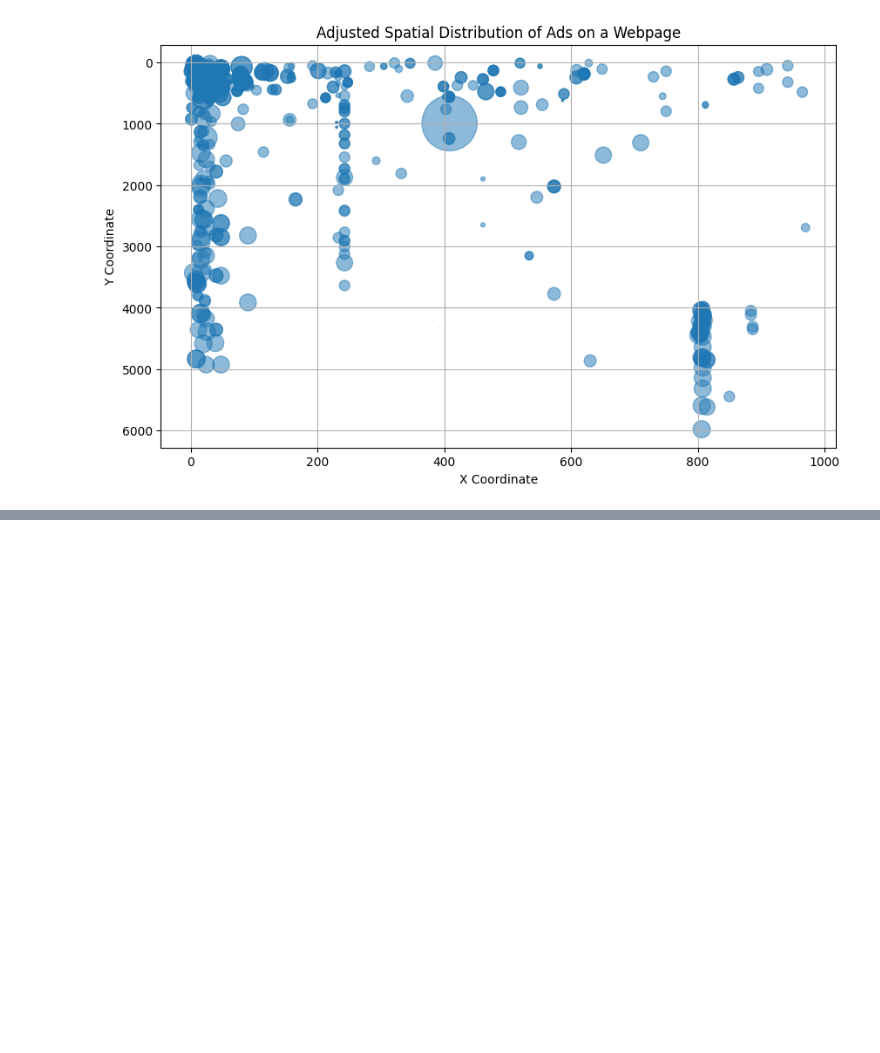
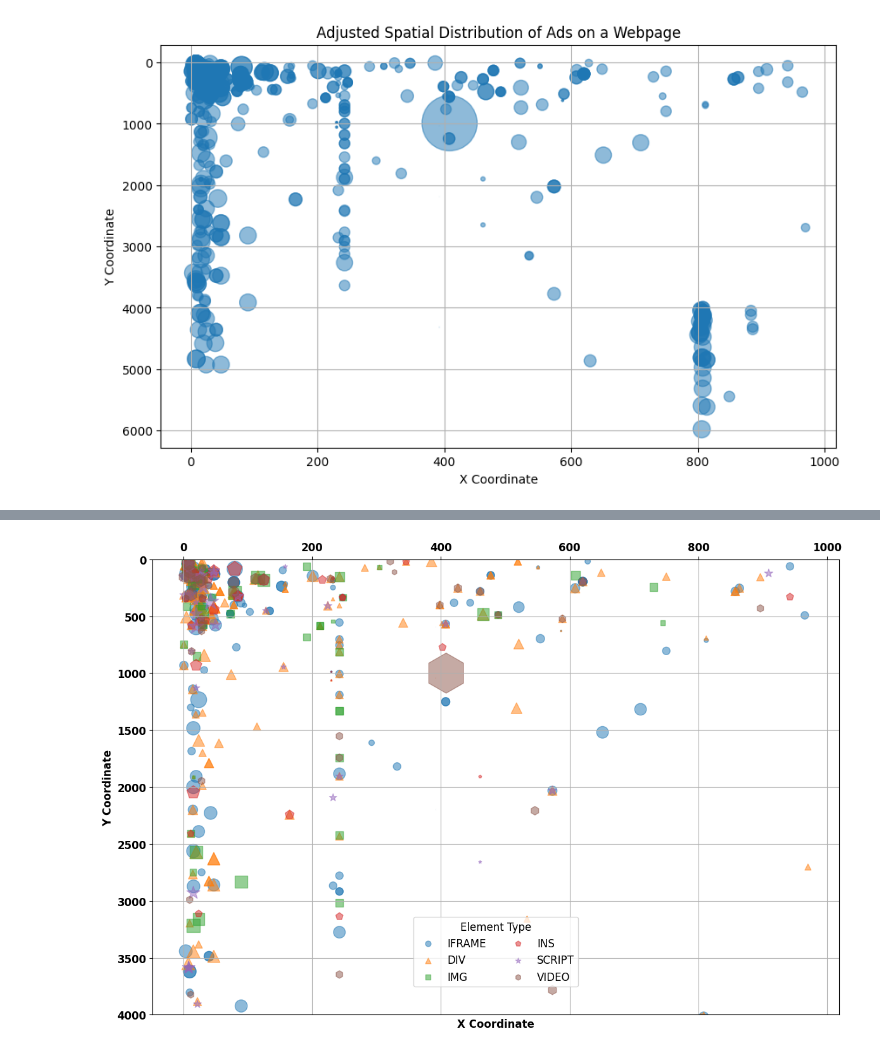
Before and after one commit to Kaleemullahqasim/AdFlow, a Jupyter notebook: v0.2/visual.ipynb, the cells around one changed output, grey strips where cells are left out. Saved outputs shown, nothing was run; the diff lists cells and outputs as text; code cells hidden in the pictures; blank space fills up the shorter version.

```diff
--- a/v0.2/visual.ipynb
+++ b/v0.2/visual.ipynb
@@ -259,0 +258,25 @@ plt.show()
+# %%
+plt.figure(figsize=(12, 8))
+for element, marker in markers.items():
+    x_coords = [ad['x'] for ad in adjusted_data if ad['element_type'] == element]
+    y_coords = [ad['y'] for ad in adjusted_data if ad['element_type'] == element]
+    sizes = [(ad['width'] * ad['height']) * 0.001 for ad in adjusted_data if ad['element_type'] == element]
+    scatter = plt.scatter(x_coords, y_coords, s=sizes, alpha=0.5, label=element, marker=marker)
+
+plt.ylim([0, 4000])  # This sets the limits for the Y-axis from 0 to 4000.
+plt.gca().invert_yaxis()
+plt.gca().xaxis.tick_top()
+plt.xlabel("X Coordinate", fontsize=12, fontweight='bold')
+plt.ylabel("Y Coordinate", fontsize=12, fontweight='bold')
+plt.xticks(fontsize=12, fontweight='bold')
+plt.yticks(fontsize=12, fontweight='bold')
+plt.grid(True)
+
+legend = plt.legend(title='Element Type', loc='lower center', bbox_to_anchor=(0.5, 0.05), ncol=2, title_fontsize='large', fontsize='large')
+for handle in legend.legendHandles:
+    handle.set_sizes([40.0])
+
+plt.tight_layout()
+plt.show()
+# %% [output]
+[figure, added]
```
Also changed, not shown: parts of 6 cells of this notebook.
